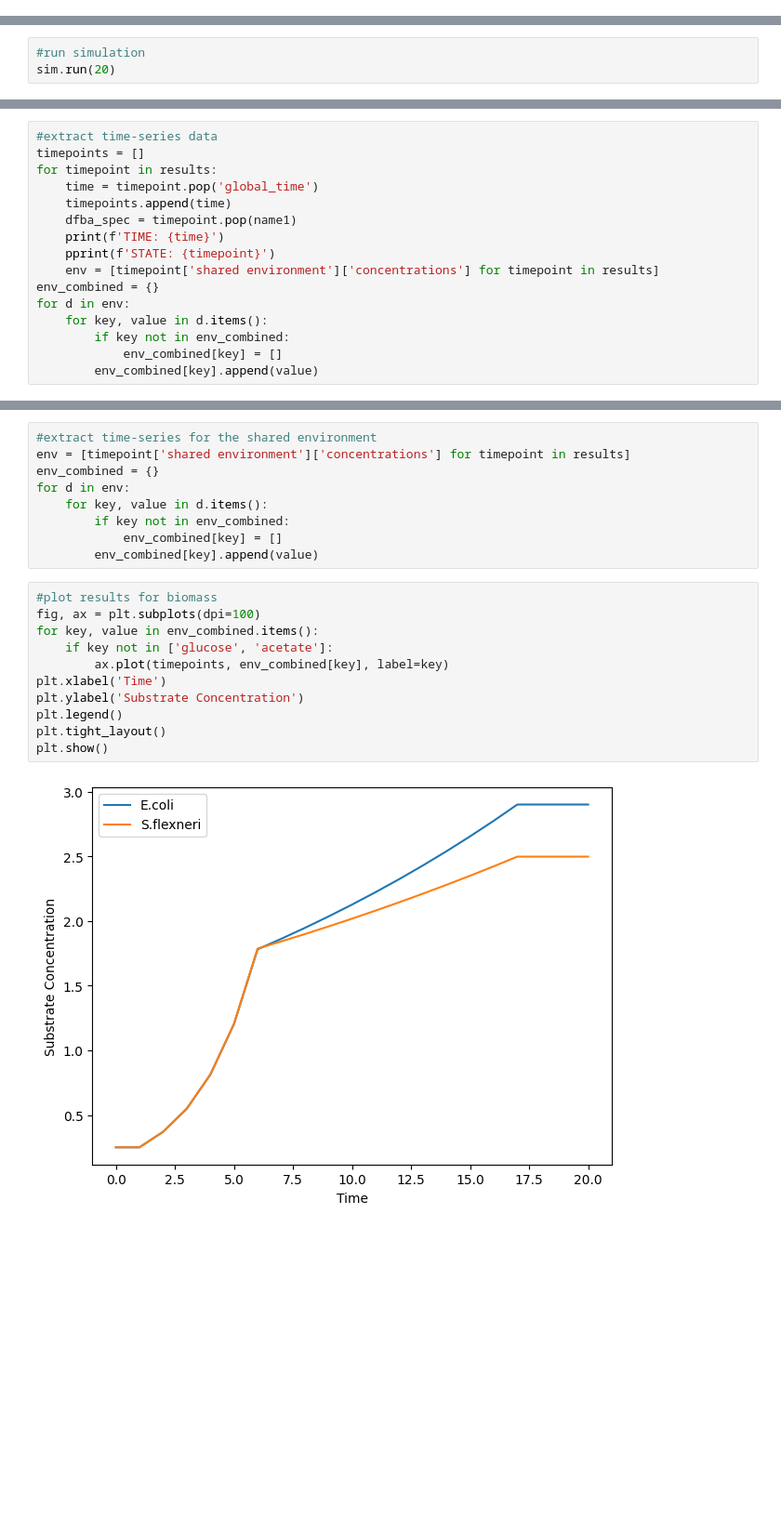
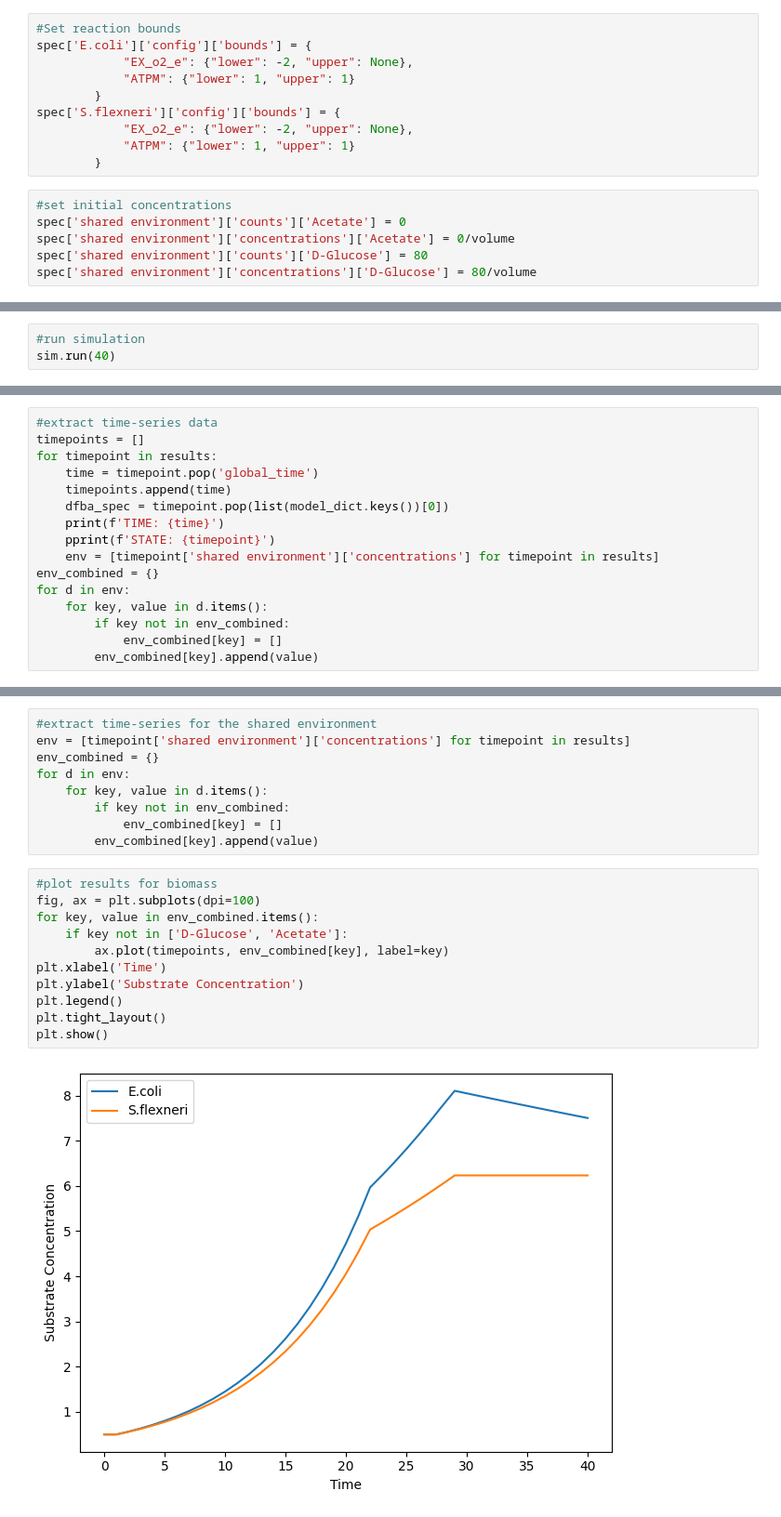
Before and after one commit to vivarium-collective/cdFBA, a Jupyter notebook: Notebooks/demo.ipynb, the cells around one changed output, grey strips where cells are left out. Shown at 93% size. Saved outputs shown, nothing was run; the diff lists cells and outputs as text; blank space fills up the shorter version.

```diff
--- a/Notebooks/demo.ipynb
+++ b/Notebooks/demo.ipynb
@@ -79,3 +53,19 @@ pprint(spec)
+# %%
+#Set reaction bounds
+spec['E.coli']['config']['bounds'] = {
+            "EX_o2_e": {"lower": -2, "upper": None},
+            "ATPM": {"lower": 1, "upper": 1}
+        }
+spec['S.flexneri']['config']['bounds'] = {
+            "EX_o2_e": {"lower": -2, "upper": None},
+            "ATPM": {"lower": 1, "upper": 1}
+        }
+# %%
+#set initial concentrations
+spec['shared environment']['counts']['Acetate'] = 0
+spec['shared environment']['concentrations']['Acetate'] = 0/volume
+spec['shared environment']['counts']['D-Glucose'] = 80
+spec['shared environment']['concentrations']['D-Glucose'] = 80/volume
 # %% [markdown]
 # Register Data Types and Processes
 Here we register cdFBA related data-types and processes to the `core` object so that the model composite can access them. A `core` object is instantiated using the `ProcessType()` function. Data types are defined in the `init.py` file, and the `register_types()` function registers them to the `core` object. Process registration is done using the `core.register_process()` function.
@@ -103,6 +95,6 @@ sim = Composite({
 # %%
 #run simulation
-sim.run(20)
+sim.run(40)
 # %%
 #gather results
 results = sim.gather_results()[('emitter',)]
@@ -112,7 +104,7 @@ timepoints = []
 for timepoint in results:
     time = timepoint.pop('global_time')
     timepoints.append(time)
-    dfba_spec = timepoint.pop(name1)
+    dfba_spec = timepoint.pop(list(model_dict.keys())[0])
     print(f'TIME: {time}')
     pprint(f'STATE: {timepoint}')
     env = [timepoint['shared environment']['concentrations'] for timepoint in results]
@@ -152,16 +144,16 @@ for d in env:
 # %%
 #plot results for biomass
 fig, ax = plt.subplots(dpi=100)
 for key, value in env_combined.items():
-    if key not in ['glucose', 'acetate']:
+    if key not in ['D-Glucose', 'Acetate']:
         ax.plot(timepoints, env_combined[key], label=key)
 plt.xlabel('Time')
 plt.ylabel('Substrate Concentration')
 plt.legend()
 plt.tight_layout()
 plt.show()
 # %% [output]
-[figure, old version]
+[figure, new version]
 # %%
 #plote substrates
 fig, ax = plt.subplots(dpi=100)
```
Also changed, not shown: parts of 9 cells of this notebook, 3 other files.
